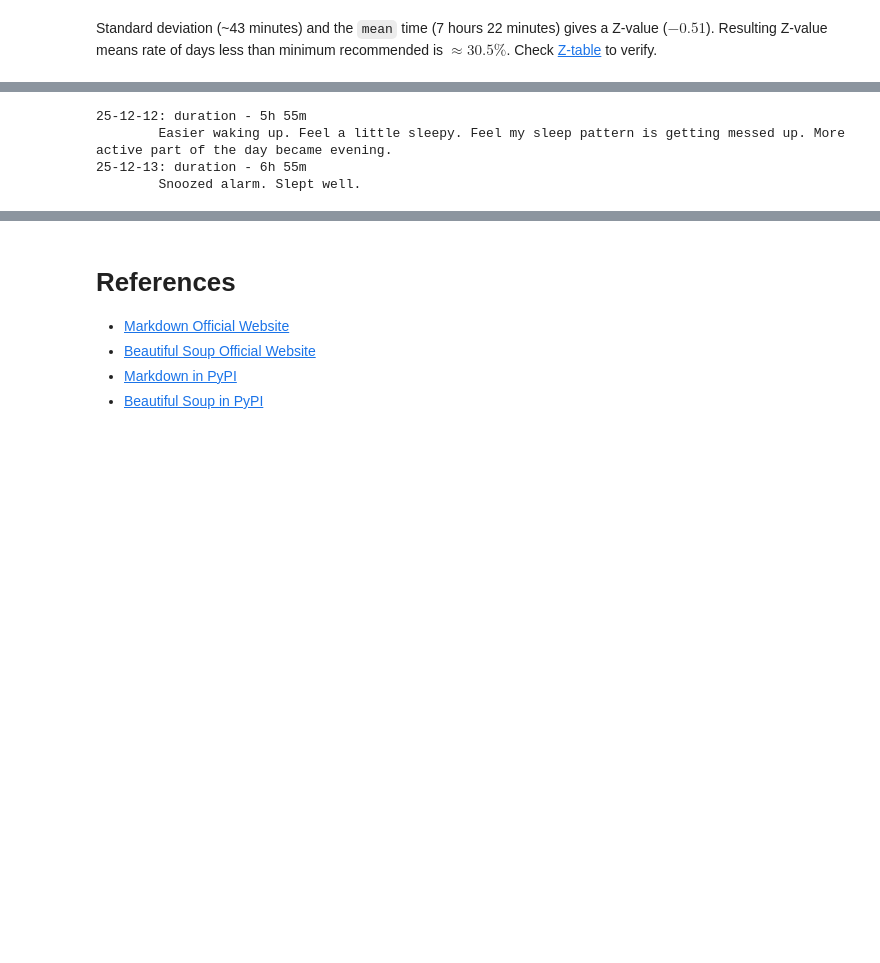
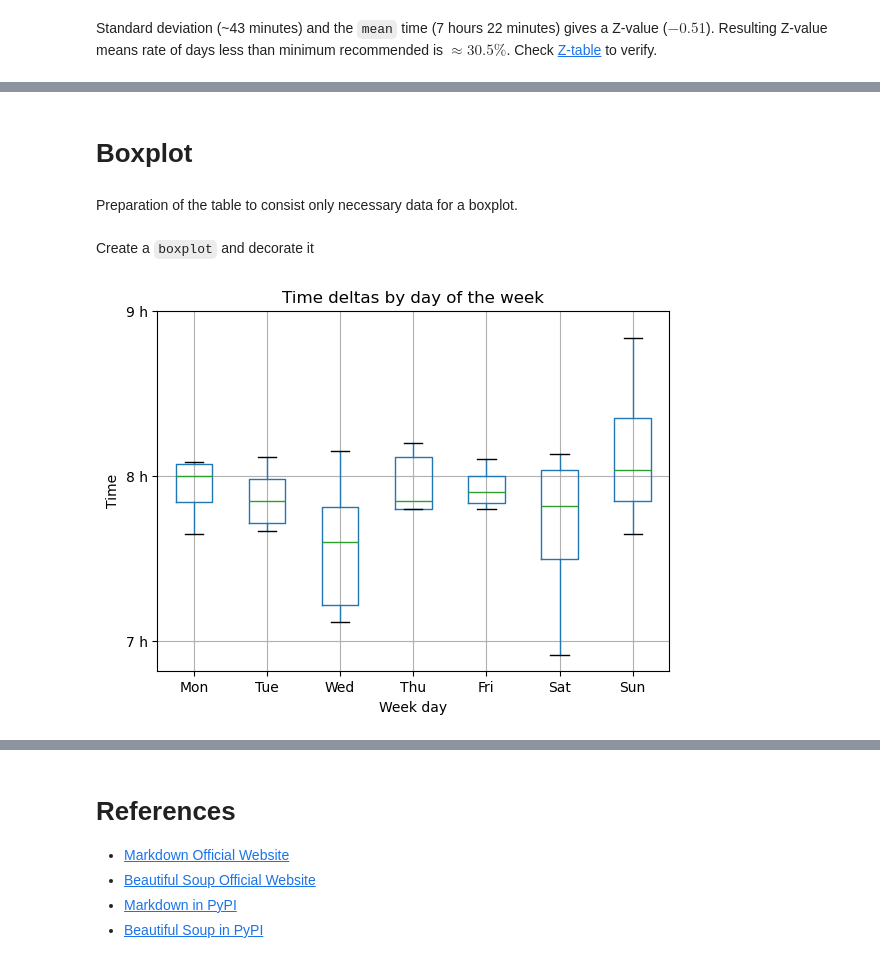
Before and after one commit to philexfertich/sleep-logs-eda, a Jupyter notebook: analysis.ipynb, the cells around one changed output, grey strips where cells are left out. Saved outputs shown, nothing was run; the diff lists cells and outputs as text; code cells hidden in the pictures; blank space fills up the shorter version.

Commit message:
Plots added

```diff
--- a/analysis.ipynb
+++ b/analysis.ipynb
@@ -106,19 +117,28 @@ Standard deviation (~43 minutes) and the `mean` time (7 hours 22 minutes) gives
-# %%
-import pandas as pd
-
-lowest = (
-    past_week[past_week['Duration'] < min_recommend][['Duration', 'Notes']]
-    .sort_index(ascending=True)
-
-)
-tbl = zip(lowest.index.strftime(date_format='%y-%m-%d'), lowest['Duration'], lowest['Notes'])
-
-for date, duration, note in tbl:
-    hours = duration.seconds // 60 // 60
-    minutes = duration.seconds // 60 % 60
-    print(f"{date}: duration - {hours}h {minutes}m\n\t{note}")
-# %% [output]
-25-12-12: duration - 5h 55m
-        Easier waking up. Feel a little sleepy. Feel my sleep pattern is getting messed up. More active part of the day became evening.
-25-12-13: duration - 6h 55m
-        Snoozed alarm. Slept well.
+# %% [markdown]
+# Boxplot
+# %% [markdown]
+Preparation of the table to consist only necessary data for a boxplot.
+# %%
+import pandas as pd
+import numpy as np
+
+week_days = (
+    sl[['Duration']]
+    # Transform the Duration from timedelta to hours in float
+    .map(lambda td: td.seconds / (60 * 60))
+    # Apply days to the dataframes
+    .assign(**{'Day': sl.index.isocalendar().day})
+)
+# %% [markdown]
+Create a `boxplot` and decorate it
+# %%
+import decorate
+import matplotlib.pyplot as plt
+
+ax = week_days.boxplot(by='Day', sym='')
+
+decorate.weekdays_boxplot(ax, week_days)
+
+plt.show()
+# %% [output]
+[figure, added]
```
Also changed, not shown: parts of 9 cells of this notebook, 1 other file.
